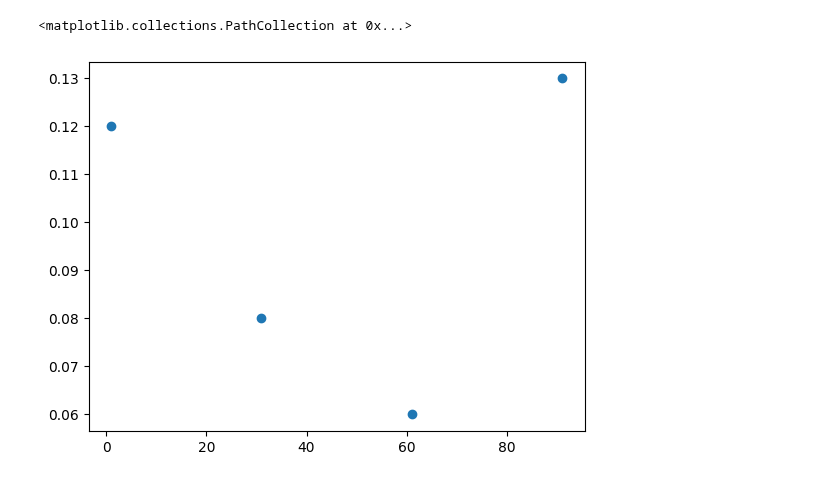
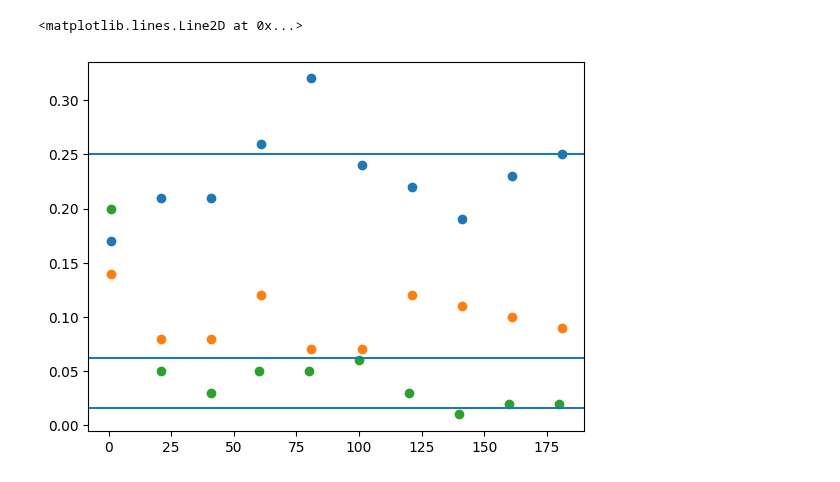
Before and after one commit to idnm/barren_traps, a Jupyter notebook: barren_traps.ipynb, the cells around one changed output. Cells and saved outputs as stored; diff of their text form; code cells hidden in the pictures.

Commit message:
Qiskit cliffords. Experiments with ~200 layers

```diff
--- a/barren_traps.ipynb
+++ b/barren_traps.ipynb
@@ -132,4 +128,0 @@ for num_layers in tqdm(range(1, max_num_layers+1, 20)):
-# %%
-layers = list(expvals.keys())
-stats = [np.array(np.abs(expvals[layer])).mean() for layer in layers]
-plt.scatter(layers, stats)
@@ -143,4 +128,0 @@ plt.scatter(layers, stats)
-# %%
-layers = list(expvals.keys())
-stats = [np.array(np.abs(expvals[layer])).mean() for layer in layers]
-plt.scatter(layers, stats)
@@ -182 +149,21 @@ P_label =  qml.pauli.pauli_word_to_string(P_evolved.ops[0])
+# %%
+def plot_results():
+    for n in expvals.keys():
+        layers = list(expvals[n].keys())
+
+        val_means = [np.abs(expvals[n][layer]['vals']).mean() for layer in layers]
+        grad_means = [np.abs(expvals[n][layer]['grads']).mean() for layer in layers]
+        hess_means = [np.abs(expvals[n][layer]['hess']).mean() for layer in layers]
+
+        plt.scatter(layers, val_means)
+        # plt.scatter(layers, grad_means, c='b')
+        # plt.scatter(layers, hess_means, c='r')
+# %%
+plot_results()
+plt.axhline(2**-2)
+plt.axhline(2**-4)
+plt.axhline(2**-6)
+# %% [output]
+<matplotlib.lines.Line2D at 0x...>
+[figure, added]
 # %%
@@ -204,7 +199,0 @@ for num_layers in tqdm(range(1, max_num_layers+1, 30)):
-# %%
-layers = list(expvals[num_qubits].keys())
-stats = [np.abs(expvals[num_qubits][layer]).mean() for layer in layers]
-plt.scatter(layers, stats)
-# %% [output]
-<matplotlib.collections.PathCollection at 0x...>
-[figure, removed]
```
Also changed, not shown: parts of 25 cells of this notebook.
